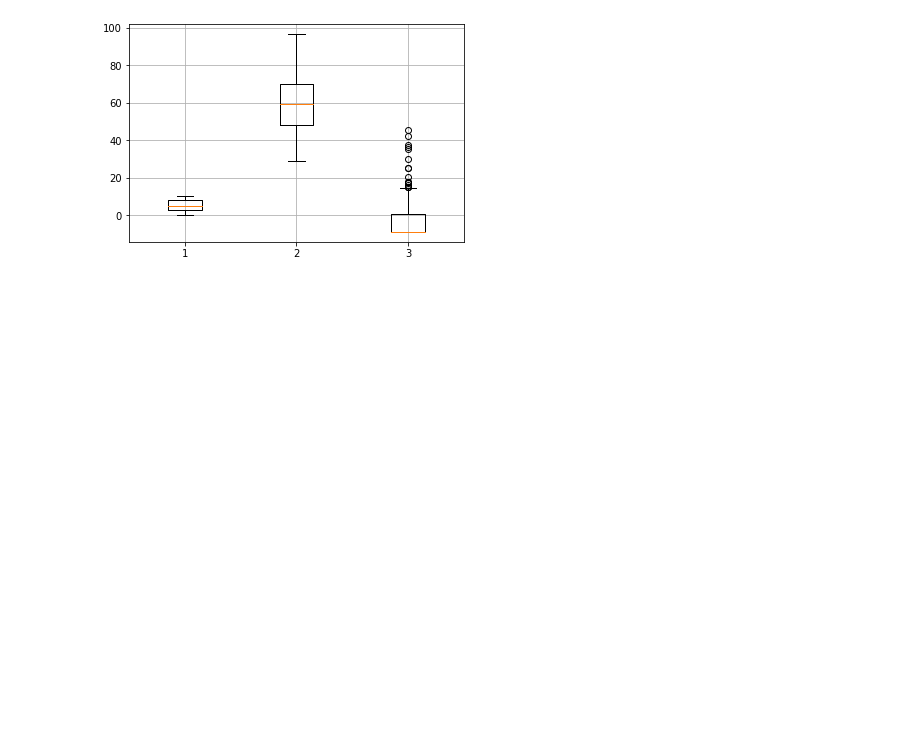
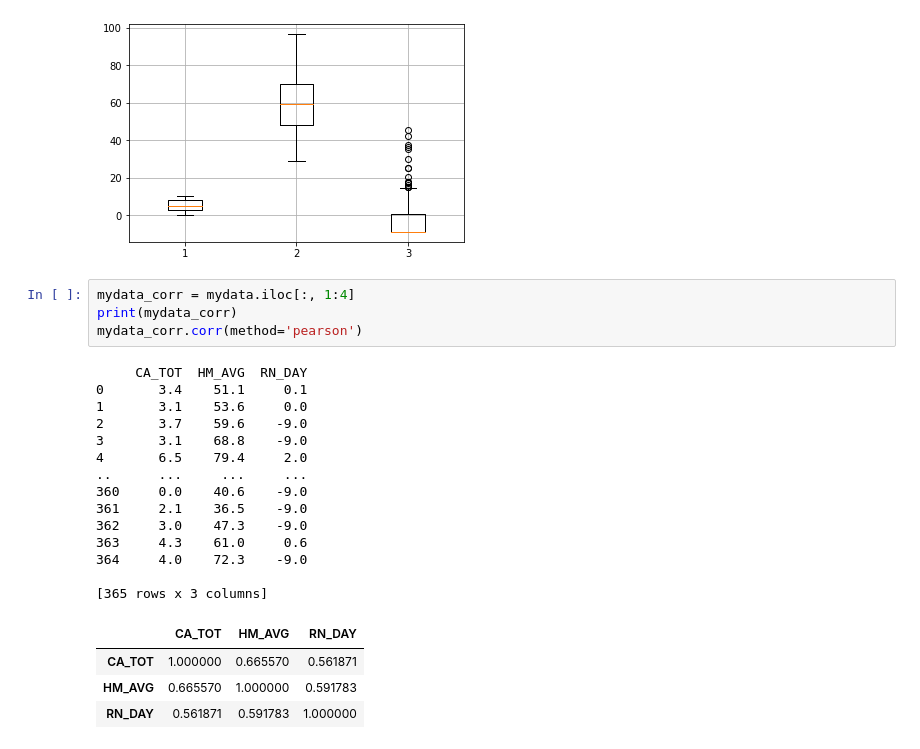
Before and after one commit to yubin424/StudyBigData, a Jupyter notebook: day05/날씨마루_데이터분석.ipynb, the cells around one changed output. Cells and saved outputs as stored; diff of their text form; blank space fills up the shorter version.

```diff
--- a/day05/날씨마루_데이터분석.ipynb
+++ b/day05/날씨마루_데이터분석.ipynb
@@ -81,3 +81,26 @@ plt.grid(True)
 plt.show()
 # %% [output]
 [figure]
+# %%
+mydata_corr = mydata.iloc[:, 1:4]
+print(mydata_corr)
+mydata_corr.corr(method='pearson')
+# %% [output]
+     CA_TOT  HM_AVG  RN_DAY
+0       3.4    51.1     0.1
+1       3.1    53.6     0.0
+2       3.7    59.6    -9.0
+3       3.1    68.8    -9.0
+4       6.5    79.4     2.0
+..      ...     ...     ...
+360     0.0    40.6    -9.0
+361     2.1    36.5    -9.0
+362     3.0    47.3    -9.0
+363     4.3    61.0     0.6
+364     4.0    72.3    -9.0
+
+[365 rows x 3 columns]
+|  | CA_TOT | HM_AVG | RN_DAY |
+| CA_TOT | 1.000000 | 0.665570 | 0.561871 |
+| HM_AVG | 0.665570 | 1.000000 | 0.591783 |
+| RN_DAY | 0.561871 | 0.591783 | 1.000000 |
```
Also changed, not shown: parts of 1 cell of this notebook.
